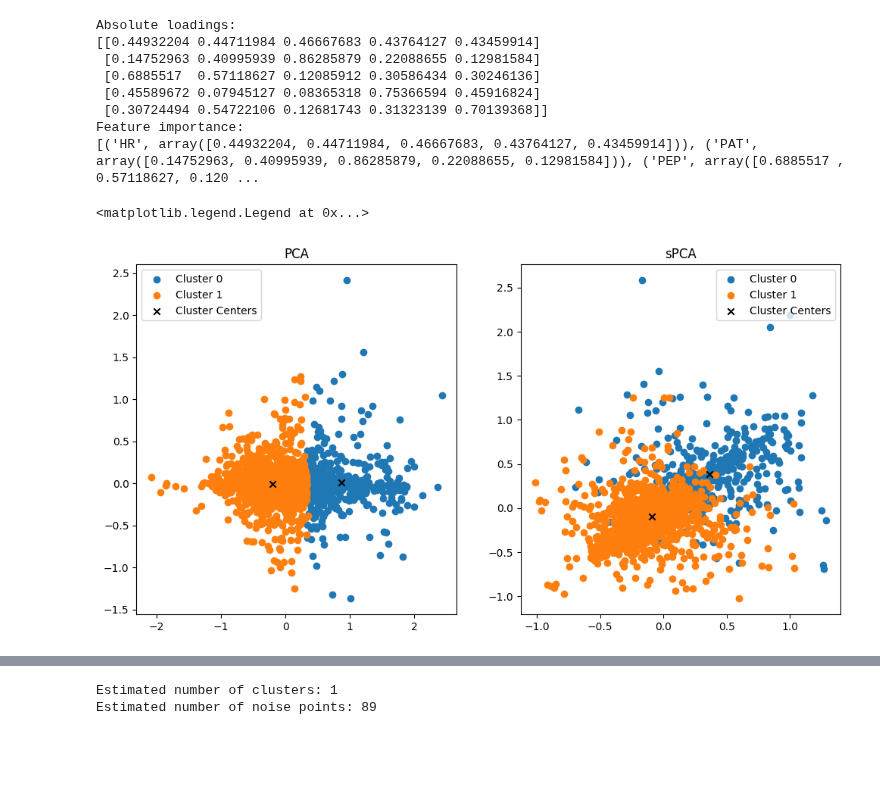
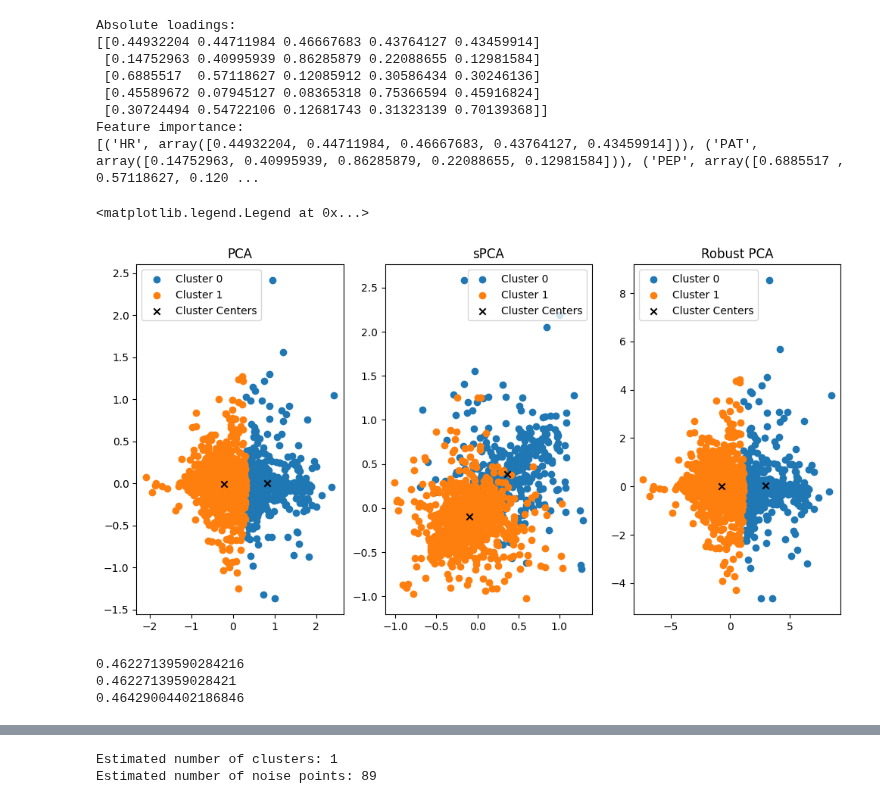
Before and after one commit to zhangster12/BMED-6517-Sp-24-Team-1, a Jupyter notebook: Clustering/mi_ht_cluster.ipynb, the cells around one changed output, grey strips where cells are left out. Drawn from its saved outputs; the diff is of its cells as text; code cells hidden in the pictures; blank space fills up the shorter version.

```diff
--- a/Clustering/mi_ht_cluster.ipynb
+++ b/Clustering/mi_ht_cluster.ipynb
@@ -250,7 +252,7 @@ spca.fit(X)
 X_spca = spca.transform(X)
 
 # Create subplots
-fig, axes = plt.subplots(1, 2, figsize=(12, 6))
+fig, axes = plt.subplots(1, 3, figsize=(12, 6))
 
 # Plot PCA results
 scatter_pca = axes[0].scatter(X_pca[:, 0], X_pca[:, 1], c=y, label='PCA')
@@ -267,6 +269,20 @@ legend_spca = axes[1].legend(*scatter_spca.legend_elements(), title='Classes')
 # Combine legends
 #fig.legend([scatter_pca, scatter_spca], labels=['PCA', 'Sparse PCA'], loc='upper center', bbox_to_anchor=(0.5, 1.05), ncol=2)
 
+# Robust PCA
+from sklearn.preprocessing import RobustScaler
+
+scaler = RobustScaler()
+X_scaled = scaler.fit_transform(X)
+
+rpca = PCA(n_components=5)
+rpca.fit(X_scaled)
+X_rpca = rpca.transform(X_scaled)
+
+# Plot Sparse PCA results
+scatter_rpca = axes[2].scatter(X_rpca[:, 0], X_rpca[:, 1], c=y, label='Robust PCA')
+axes[2].set_title('Robust PCA')
+
 plt.tight_layout()
 plt.show()
 # %% [output]
@@ -306,7 +322,7 @@ Feature importance:
 # %%
 from sklearn.cluster import KMeans
 
-fig, axes = plt.subplots(1, 2, figsize=(12, 6))
+fig, axes = plt.subplots(1, 3, figsize=(12, 6))
 
 NUM_CLUSTERS = 2
 
@@ -333,42 +349,76 @@ axes[0].set_title('PCA')
 axes[0].legend()
 
 kmeans = KMeans(n_clusters=NUM_CLUSTERS)  # Assuming you want to divide subjects into 2 clusters (healthy vs. unhealthy)
 
 # Fit KMeans to your data
 kmeans.fit(X_spca)
 
 # Get cluster assignments for each subject
 cluster_labels = kmeans.labels_
 
 # Get cluster centers and labels
 cluster_centers = kmeans.cluster_centers_
 kmeans_labels_2 = kmeans.labels_
 
 # Plotting data points with labels
 for i in range(NUM_CLUSTERS):
     cluster_points = X_spca[kmeans_labels_2 == i] # labels_cleaned is the correct label
     axes[1].scatter(cluster_points[:, 0], cluster_points[:, 1], label=f'Cluster {i}')
 
 # Plotting cluster centers
 axes[1].scatter(cluster_centers[:, 0], cluster_centers[:, 1], c='black', marker='x', label='Cluster Centers')
 
 #plt.xlabel('HR')
 #plt.ylabel('PAT')
 #plt.xlabel('Feature 1')
 #plt.ylabel('Feature 2')
 axes[1].set_title('sPCA')
 axes[1].legend()
+
+kmeans = KMeans(n_clusters=NUM_CLUSTERS)  # Assuming you want to divide subjects into 2 clusters (healthy vs. unhealthy)
+
+# Fit KMeans to your data
+kmeans.fit(X_rpca)
+
+# Get cluster assignments for each subject
+cluster_labels = kmeans.labels_
+
+# Get cluster centers and labels
+cluster_centers = kmeans.cluster_centers_
+kmeans_labels_3 = kmeans.labels_
+
+# Plotting data points with labels
+for i in range(NUM_CLUSTERS):
+    cluster_points = X_rpca[kmeans_labels_3 == i] # labels_cleaned is the correct label
+    axes[2].scatter(cluster_points[:, 0], cluster_points[:, 1], label=f'Cluster {i}')
+
+# Plotting cluster centers
+axes[2].scatter(cluster_centers[:, 0], cluster_centers[:, 1], c='black', marker='x', label='Cluster Centers')
+
+#plt.xlabel('HR')
+#plt.ylabel('PAT')
+#plt.xlabel('Feature 1')
+#plt.ylabel('Feature 2')
+axes[2].set_title('Robust PCA')
+axes[2].legend()
 # %% [output]
 <matplotlib.legend.Legend at 0x...>
-[figure, old version]
+[figure, new version]
 # %%
 # Calculate silhouette score
 from sklearn.metrics import silhouette_score
 
 silhouette_avg_pca = silhouette_score(X_pca, kmeans_labels)
 silhouette_avg_spca = silhouette_score(X_spca, kmeans_labels_2)
+silhouette_avg_rpca = silhouette_score(X_rpca, kmeans_labels_3)
+
 print(silhouette_avg_pca)
 print(silhouette_avg_spca)
+print(silhouette_avg_rpca)
+# %% [output]
+0.46227139590284216
+0.4622713959028421
+0.46429004402186846
 # %%
 # Comparing each label and outputting 1 if they are the same, 0 otherwise
 comparison_results = [1 if kmeans_label == real_label else 0 for kmeans_label, real_label in zip(kmeans_labels, y)]
```
Also changed, not shown: parts of 3 cells of this notebook.
